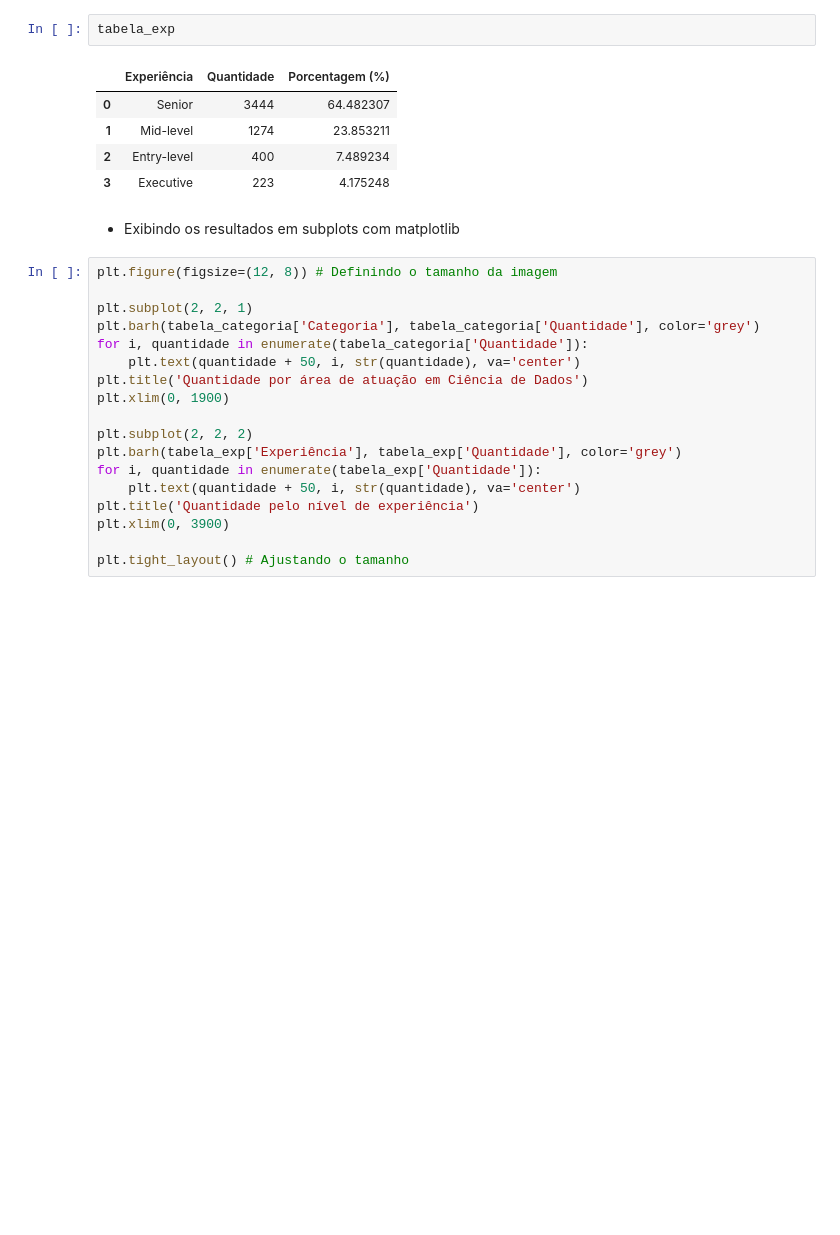
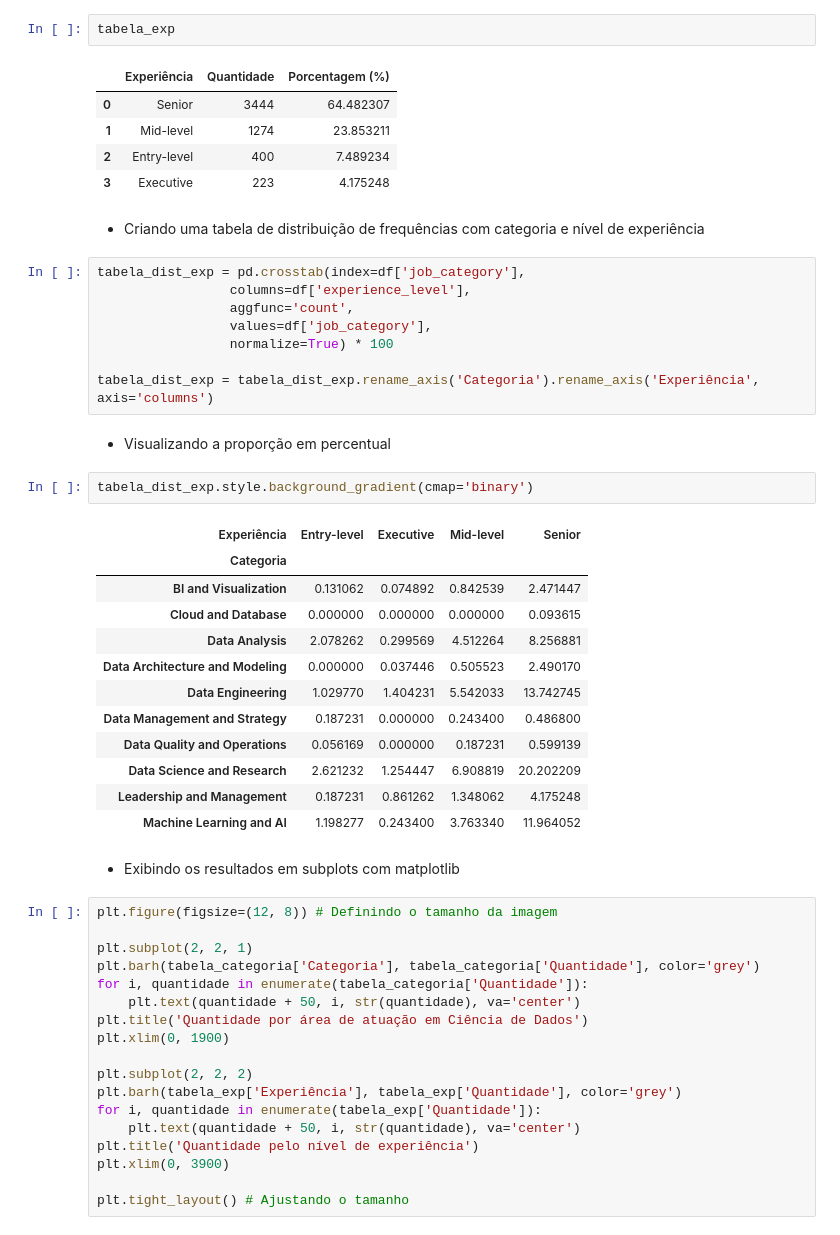
Before and after one commit to ryanrodr/eda-jobs-in-data, a Jupyter notebook: notebooks/analise_exploratoria.ipynb, the cells around one changed output. Drawn from its saved outputs; the diff is of its cells as text; blank space fills up the shorter version.

Commit message:
Adicionando um heatmap a uma tabela

```diff
--- a/notebooks/analise_exploratoria.ipynb
+++ b/notebooks/analise_exploratoria.ipynb
@@ -195,6 +197,33 @@ tabela_exp
 | 1 | Mid-level | 1274 | 23.853211 |
 | 2 | Entry-level | 400 | 7.489234 |
 | 3 | Executive | 223 | 4.175248 |
+# %% [markdown]
+- Criando uma tabela de distribuição de frequências com categoria e nível de experiência
+# %%
+tabela_dist_exp = pd.crosstab(index=df['job_category'],
+                 columns=df['experience_level'],
+                 aggfunc='count',
+                 values=df['job_category'],
+                 normalize=True) * 100
+
+tabela_dist_exp = tabela_dist_exp.rename_axis('Categoria').rename_axis('Experiência', axis='columns')
+# %% [markdown]
+- Visualizando a proporção em percentual
+# %%
+tabela_dist_exp.style.background_gradient(cmap='binary')
+# %% [output]
+| Experiência | Entry-level | Executive | Mid-level | Senior |
+| Categoria |  |  |  |  |
+| BI and Visualization | 0.131062 | 0.074892 | 0.842539 | 2.471447 |
+| Cloud and Database | 0.000000 | 0.000000 | 0.000000 | 0.093615 |
+| Data Analysis | 2.078262 | 0.299569 | 4.512264 | 8.256881 |
+| Data Architecture and Modeling | 0.000000 | 0.037446 | 0.505523 | 2.490170 |
+| Data Engineering | 1.029770 | 1.404231 | 5.542033 | 13.742745 |
+| Data Management and Strategy | 0.187231 | 0.000000 | 0.243400 | 0.486800 |
+| Data Quality and Operations | 0.056169 | 0.000000 | 0.187231 | 0.599139 |
+| Data Science and Research | 2.621232 | 1.254447 | 6.908819 | 20.202209 |
+| Leadership and Management | 0.187231 | 0.861262 | 1.348062 | 4.175248 |
+| Machine Learning and AI | 1.198277 | 0.243400 | 3.763340 | 11.964052 |
 # %% [markdown]
 - Exibindo os resultados em subplots com matplotlib
 # %%
```
Also changed, not shown: parts of 6 cells of this notebook.
